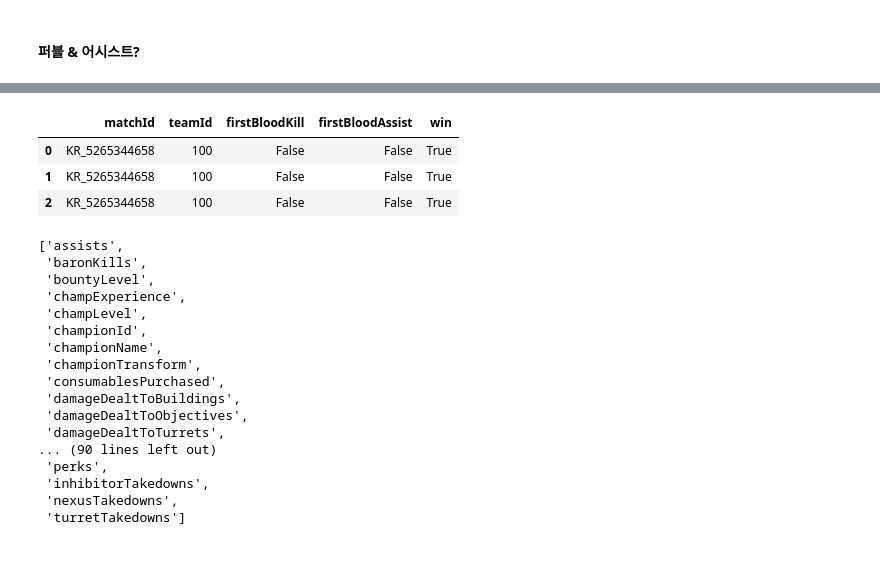
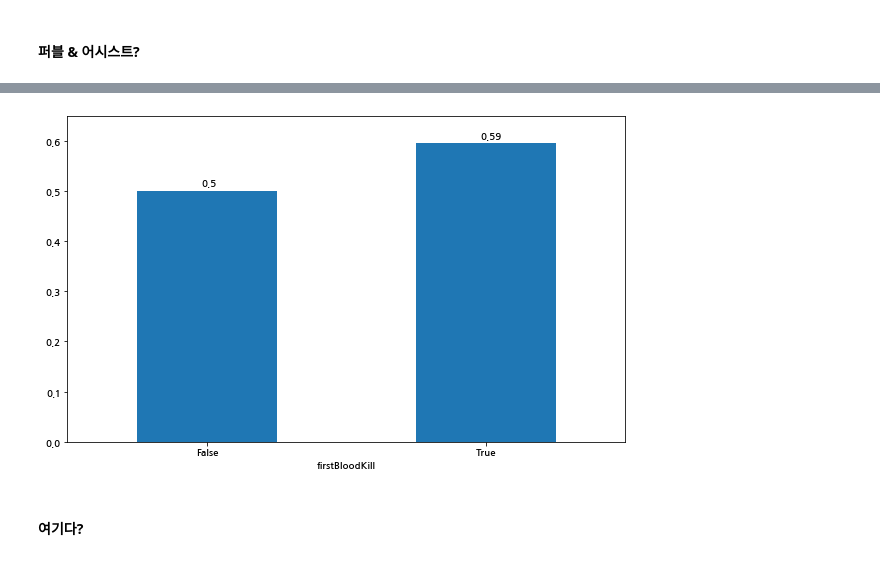
Before and after one commit to seunghunii/lol_analysis, a Jupyter notebook: 2.High tier league/hide on bush.ipynb, the cells around one changed output, grey strips where cells are left out. Saved outputs shown, nothing was run; the diff lists cells and outputs as text; code cells hidden in the pictures.

```diff
--- a/2.High tier league/hide on bush.ipynb
+++ b/2.High tier league/hide on bush.ipynb
@@ -70,17 +87,6 @@ match_hist_header = {
     "Origin": "https://developer.riotgames.com"
 }
 # %%
-match_hist = []
-i = 0
-for match_id in tqdm(match_ids):
-    if i == 99:
-        time.sleep(120)
-        i = 0
-    else:
-        i += 1
-
-    reqq = requests.get(match_hist_url.format(match_id,my_api_key),headers=match_hist_header).text
-
-    with open('C:/Users/rsh15/Desktop/seunghuni/lol_analysis/data/hide on bush/data_{}.json'.format(match_id),
-              'w') as f:
-        json.dump(reqq, f)
+def write_json_file(request_text,match_id):
+    with open('C:/Users/rsh15/Desktop/seunghuni/lol_analysis/data/hide on bush/data_{}.json'.format(match_id),'w') as f:
+        json.dump(request_text, f)
@@ -309,9 +328,0 @@ plt.xticks(rotation=0);
-# %%
-first_assist_win = faker_df[['matchId','teamId','firstBloodKill','firstBloodAssist','win']]
-
-first_assist_win.head(3)
-# %% [output]
-|  | matchId | teamId | firstBloodKill | firstBloodAssist | win |
-| 0 | KR_5265344658 | 100 | False | False | True |
-| 1 | KR_5265344658 | 100 | False | False | True |
-| 2 | KR_5265344658 | 100 | False | False | True |
@@ -320,20 +329,13 @@ first_assist_win.groupby('matchId')
-# %%
-[x for x in faker_df.columns]
-# %% [output]
-['assists',
- 'baronKills',
- 'bountyLevel',
- 'champExperience',
- 'champLevel',
- 'championId',
- 'championName',
- 'championTransform',
- 'consumablesPurchased',
- 'damageDealtToBuildings',
- 'damageDealtToObjectives',
- 'damageDealtToTurrets',
-... (90 lines left out)
- 'perks',
- 'inhibitorTakedowns',
- 'nexusTakedowns',
- 'turretTakedowns']
+# %%
+first_blood_win = faker_df[['matchId','teamId','firstBloodKill','win']].drop_duplicates().groupby('firstBloodKill')['win'].mean()
+
+plt.figure(figsize=(10,6))
+first_blood_win.plot.bar()
+plt.text(0-0.02,first_blood_win[0]+0.01,first_blood_win[0])
+plt.text(1-0.02,first_blood_win[1]+0.01,round(first_blood_win[1],2))
+plt.xticks(rotation=0);
+plt.ylim(0,0.65);
+# %% [output]
+[figure, added]
+# %% [markdown]
+#### 여기다?
```
Also changed, not shown: parts of 20 cells of this notebook, 1 other file.
